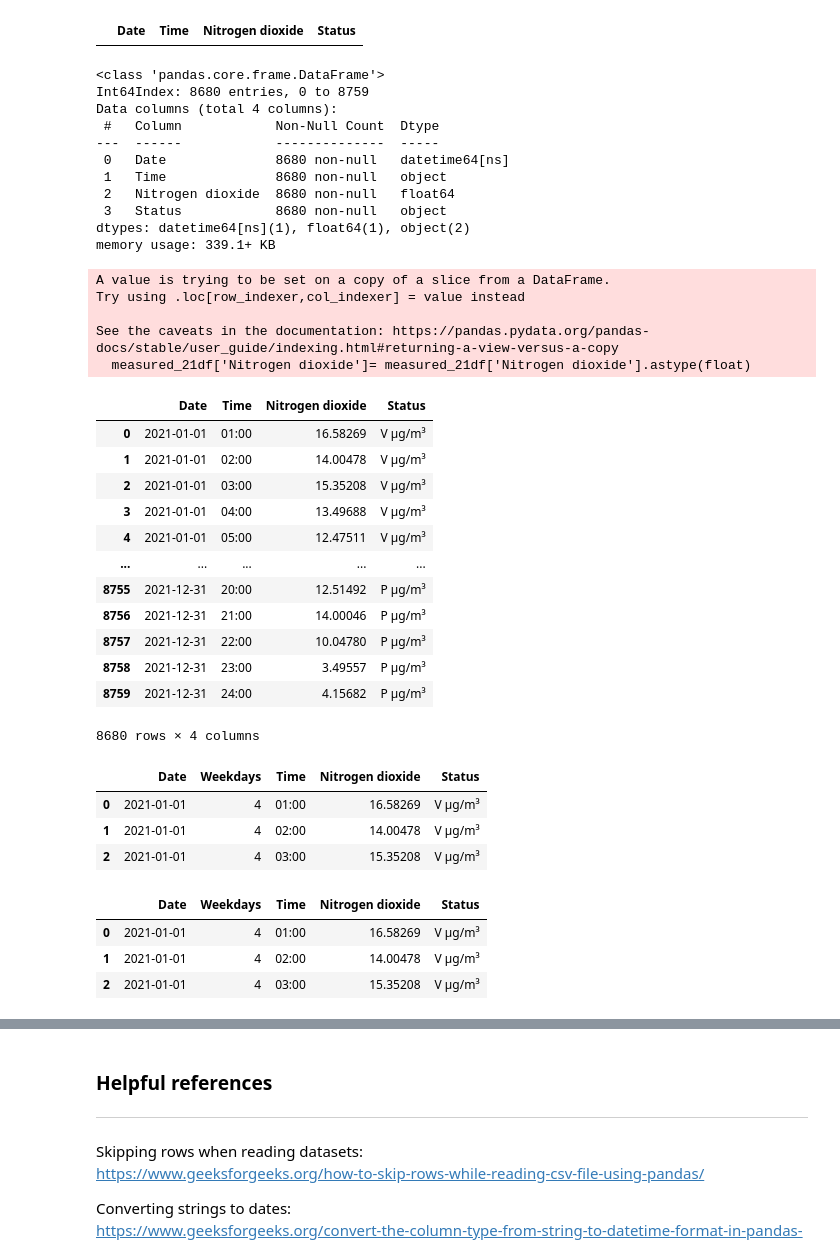
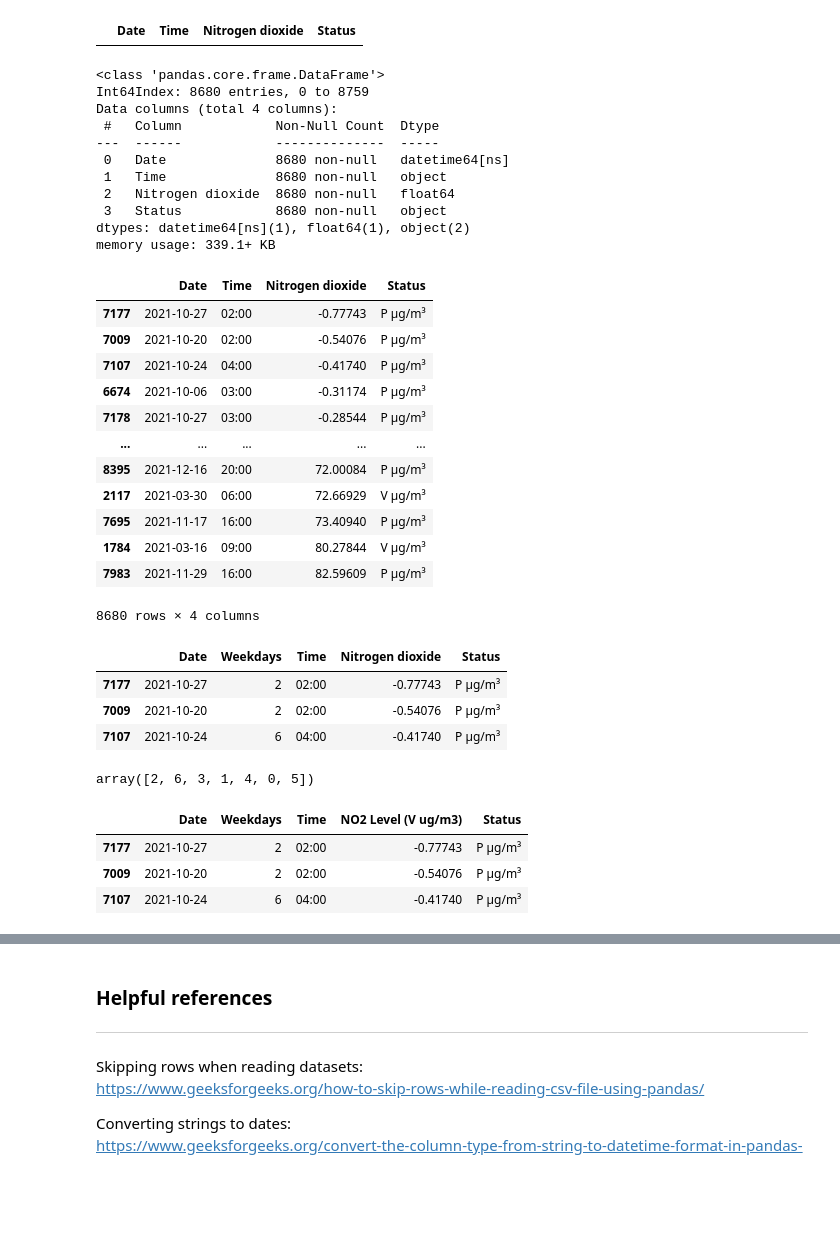
Before and after one commit to deliabel/CodeDivisionWorksheets, a Jupyter notebook: Copy_of_52P_Air_quality_mini_project.ipynb, the cells around one changed output, grey strips where cells are left out. Saved outputs shown, nothing was run; the diff lists cells and outputs as text; code cells hidden in the pictures; blank space fills up the shorter version.

```diff
--- a/Copy_of_52P_Air_quality_mini_project.ipynb
+++ b/Copy_of_52P_Air_quality_mini_project.ipynb
@@ -263,6 +237,6 @@ memory usage: 273.9+ KB
 # %%
-# Convert dates to date format
-measured_21df['Date']= pd.to_datetime(measured_21df['Date'])
+# Convert dates to date format *
+measured_21df['Date']= pd.to_datetime(measured_21df['Date'], dayfirst = True)
 measured_21df.info()
 # %% [output]
 <class 'pandas.core.frame.DataFrame'>
@@ -301,8 +276,8 @@ measured_21df_check
 # %% [output]
 |  | Date | Time | Nitrogen dioxide | Status |
 # %%
-# Convert the Nitrogen dioxide levels values to float type
-measured_21df['Nitrogen dioxide']= measured_21df['Nitrogen dioxide'].astype(float)
+# Convert the Nitrogen dioxide levels values to float type *
+measured_21df = measured_21df.astype({'Nitrogen dioxide': float,})
 measured_21df.info()
 # %% [output]
 <class 'pandas.core.frame.DataFrame'>
@@ -316,45 +291,45 @@ Data columns (total 4 columns):
  3   Status            8680 non-null   object
 dtypes: datetime64[ns](1), float64(1), object(2)
 memory usage: 339.1+ KB
-A value is trying to be set on a copy of a slice from a DataFrame.
-Try using .loc[row_indexer,col_indexer] = value instead
-
-See the caveats in the documentation: https://pandas.pydata.org/pandas-docs/stable/user_guide/indexing.html#returning-a-view-versus-a-copy
-  measured_21df['Nitrogen dioxide']= measured_21df['Nitrogen dioxide'].astype(float)
 # %%
-# Sort by Nitrogen dioxide level
-measured_21df.sort_values(by = 'Nitrogen dioxide', ascending= True)
+# Sort by Nitrogen dioxide level *
+measured_21df = measured_21df.sort_values('Nitrogen dioxide')
 measured_21df
 # %% [output]
 |  | Date | Time | Nitrogen dioxide | Status |
-| 0 | 2021-01-01 | 01:00 | 16.58269 | V µg/m³ |
-| 1 | 2021-01-01 | 02:00 | 14.00478 | V µg/m³ |
-| 2 | 2021-01-01 | 03:00 | 15.35208 | V µg/m³ |
-| 3 | 2021-01-01 | 04:00 | 13.49688 | V µg/m³ |
-| 4 | 2021-01-01 | 05:00 | 12.47511 | V µg/m³ |
+| 7177 | 2021-10-27 | 02:00 | -0.77743 | P µg/m³ |
+| 7009 | 2021-10-20 | 02:00 | -0.54076 | P µg/m³ |
+| 7107 | 2021-10-24 | 04:00 | -0.41740 | P µg/m³ |
+| 6674 | 2021-10-06 | 03:00 | -0.31174 | P µg/m³ |
+| 7178 | 2021-10-27 | 03:00 | -0.28544 | P µg/m³ |
 | ... | ... | ... | ... | ... |
-| 8755 | 2021-12-31 | 20:00 | 12.51492 | P µg/m³ |
-| 8756 | 2021-12-31 | 21:00 | 14.00046 | P µg/m³ |
-| 8757 | 2021-12-31 | 22:00 | 10.04780 | P µg/m³ |
-| 8758 | 2021-12-31 | 23:00 | 3.49557 | P µg/m³ |
-| 8759 | 2021-12-31 | 24:00 | 4.15682 | P µg/m³ |
+| 8395 | 2021-12-16 | 20:00 | 72.00084 | P µg/m³ |
+| 2117 | 2021-03-30 | 06:00 | 72.66929 | V µg/m³ |
+| 7695 | 2021-11-17 | 16:00 | 73.40940 | P µg/m³ |
+| 1784 | 2021-03-16 | 09:00 | 80.27844 | V µg/m³ |
+| 7983 | 2021-11-29 | 16:00 | 82.59609 | P µg/m³ |
 8680 rows × 4 columns
 # %%
-# Create a new column for 'Weekdays' (use df['Date'].dt.weekday)
+# Create a new column for 'Weekdays' (use df['Date'].dt.weekday) *
 measured_21df.insert(1, 'Weekdays', measured_21df['Date'].dt.weekday)
 measured_21df.head(3)
 # %% [output]
 |  | Date | Weekdays | Time | Nitrogen dioxide | Status |
-| 0 | 2021-01-01 | 4 | 01:00 | 16.58269 | V µg/m³ |
-| 1 | 2021-01-01 | 4 | 02:00 | 14.00478 | V µg/m³ |
-| 2 | 2021-01-01 | 4 | 03:00 | 15.35208 | V µg/m³ |
+| 7177 | 2021-10-27 | 2 | 02:00 | -0.77743 | P µg/m³ |
+| 7009 | 2021-10-20 | 2 | 02:00 | -0.54076 | P µg/m³ |
+| 7107 | 2021-10-24 | 6 | 04:00 | -0.41740 | P µg/m³ |
+# %%
+# (extra: to check that there are labels for 7 days, and that all the days are included: monday is 0 and sunday is 6)
+measured_21df['Weekdays'].unique()
+# %% [output]
+array([2, 6, 3, 1, 4, 0, 5])
 # %%
-# Rename the column Nitrogen dioxide level to NO2 Level (V ug/m2)
-measured_21df.rename({'Nitrogen dioxide': "NO2 Level (V ug/m3)"}, axis="columns")
+# Rename the column Nitrogen dioxide level to NO2 Level (V ug/m2) *
+measured_21df = measured_21df.rename({'Nitrogen dioxide': "NO2 Level (V ug/m3)"}, axis="columns")
 measured_21df.head(3)
 # %% [output]
-|  | Date | Weekdays | Time | Nitrogen dioxide | Status |
-| 0 | 2021-01-01 | 4 | 01:00 | 16.58269 | V µg/m³ |
-| 1 | 2021-01-01 | 4 | 02:00 | 14.00478 | V µg/m³ |
-| 2 | 2021-01-01 | 4 | 03:00 | 15.35208 | V µg/m³ |
+|  | Date | Weekdays | Time | NO2 Level (V ug/m3) | Status |
+| 7177 | 2021-10-27 | 2 | 02:00 | -0.77743 | P µg/m³ |
+| 7009 | 2021-10-20 | 2 | 02:00 | -0.54076 | P µg/m³ |
+| 7107 | 2021-10-24 | 6 | 04:00 | -0.41740 | P µg/m³ |
 # %%
```
Also changed, not shown: parts of 27 cells of this notebook.
